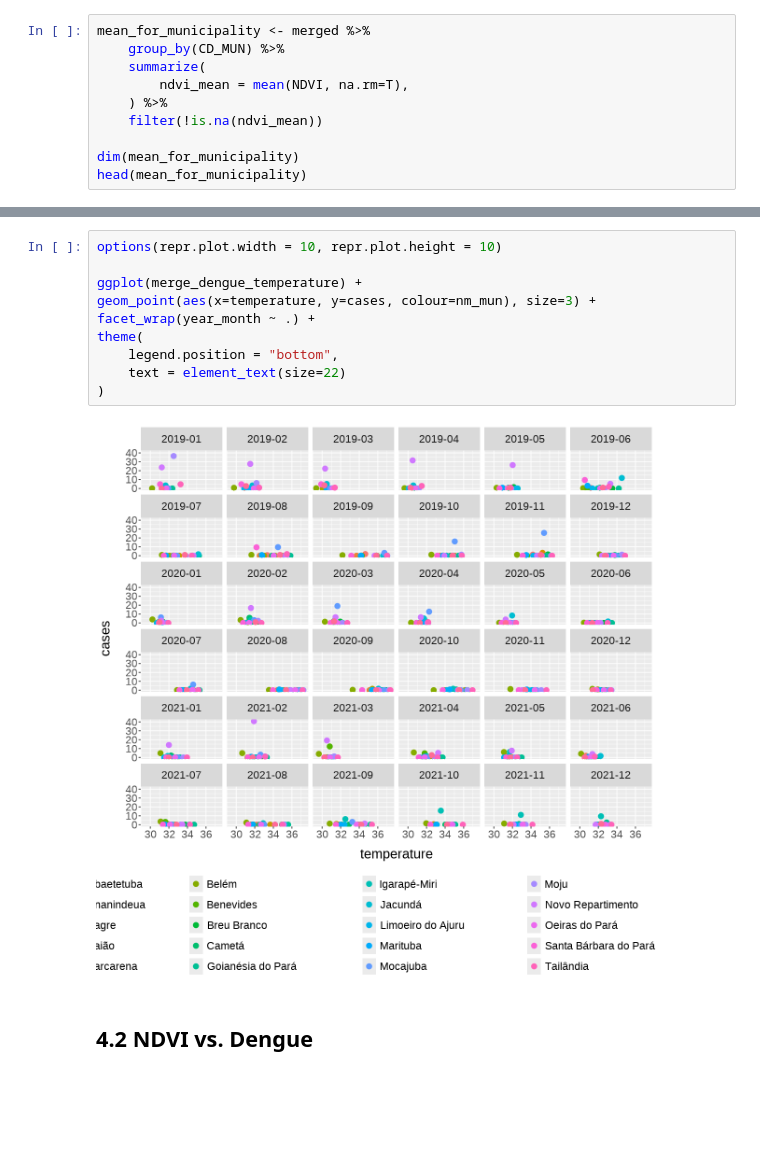
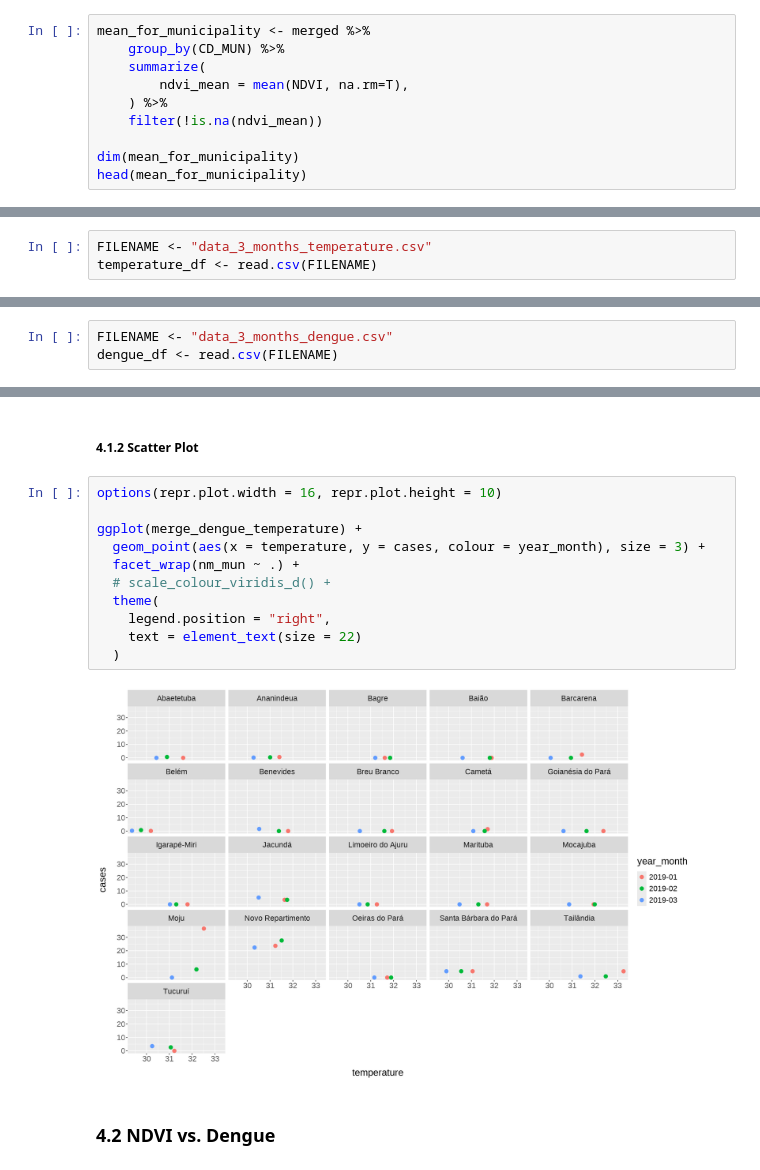
Before and after one commit to Harmonize-Brazil/annual-meeting-bdclab-demo, a Jupyter notebook: analysis.ipynb, the cells around one changed output, grey strips where cells are left out. Saved outputs shown, nothing was run; the diff lists cells and outputs as text; blank space fills up the shorter version.

Commit message:
:sparkles: Organize notebook in sections + data example

```diff
--- a/analysis.ipynb
+++ b/analysis.ipynb
@@ -464,0 +528,3 @@ A data.frame: 6 × 3
+# %%
+FILENAME <- "data_3_months_temperature.csv"
+temperature_df <- read.csv(FILENAME)
@@ -464,0 +660,3 @@ A data.frame: 6 × 3
+# %%
+FILENAME <- "data_3_months_dengue.csv"
+dengue_df <- read.csv(FILENAME)
@@ -516,14 +719,17 @@ A data.frame: 6 × 6
+# %% [markdown]
+##### 4.1.2 Scatter Plot
 # %%
-options(repr.plot.width = 10, repr.plot.height = 10)
+options(repr.plot.width = 16, repr.plot.height = 10)
 
 ggplot(merge_dengue_temperature) +
-geom_point(aes(x=temperature, y=cases, colour=nm_mun), size=3) +
-facet_wrap(year_month ~ .) +
-theme(
-    legend.position = "bottom",
-    text = element_text(size=22)
-)
+  geom_point(aes(x = temperature, y = cases, colour = year_month), size = 3) +
+  facet_wrap(nm_mun ~ .) +
+  # scale_colour_viridis_d() +
+  theme(
+    legend.position = "right",
+    text = element_text(size = 22)
+  )
 # %% [output]
-[figure, old version]
+[figure, new version]
 # %% [markdown]
-## 4.2 NDVI vs. Dengue
+### 4.2 NDVI vs. Dengue
```
Also changed, not shown: parts of 94 cells of this notebook, 3 other files.
